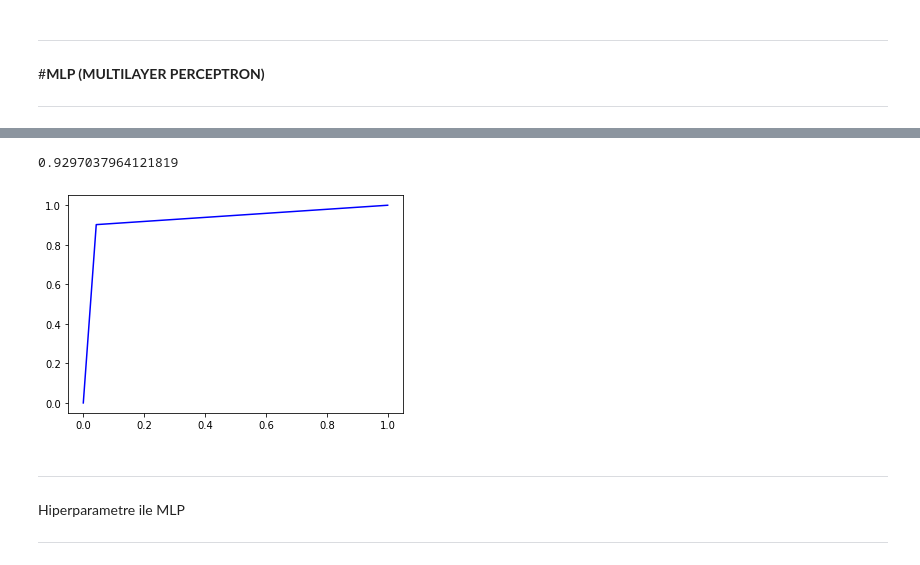
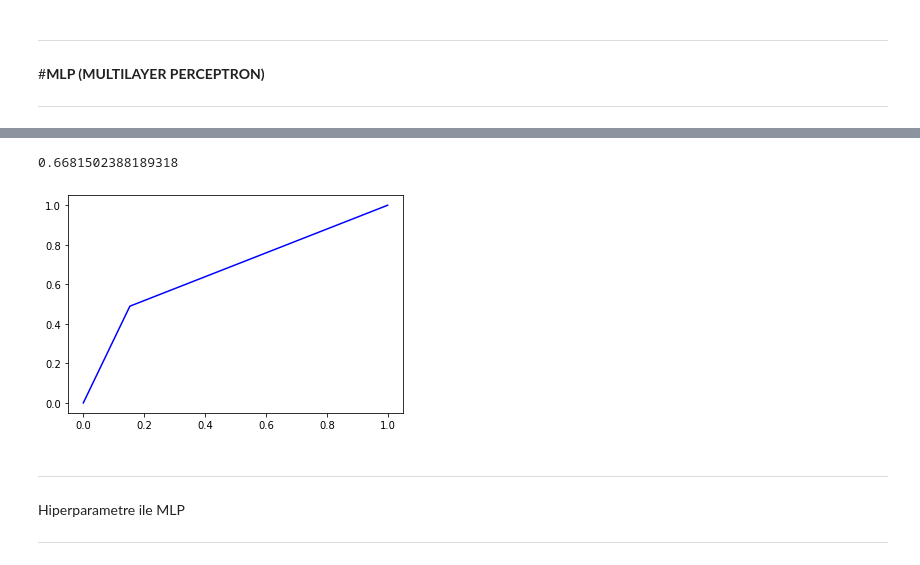
Before and after one commit to BoranOner/Predicting-Diabetes, a Jupyter notebook: SatırVeSütunEksikDengesiz.ipynb, the cells around one changed output, grey strips where cells are left out. Drawn from its saved outputs; the diff is of its cells as text; code cells hidden in the pictures.

```diff
--- a/SatırVeSütunEksikDengesiz.ipynb
+++ b/SatırVeSütunEksikDengesiz.ipynb
@@ -744,11 +761,11 @@ param_grid = {'C': [0.1, 1, 10, 100, 1000],
               'gamma': [ 0.0001 , 0.01 , 0.1 , 1],
               'kernel': ['rbf']}
 model=SVC()
-grid = GridSearchCV(SVC(), param_grid, refit = True, verbose = 1)
+grid_svm = GridSearchCV(SVC(), param_grid, refit = True, verbose = 1)
 
 
 #Modeli Fitlemek
-grid.fit(X_train_svm, y_train_svm)
-grid.fit(X_test_svm, y_test_svm)
+grid_svm.fit(X_train, y_train)
+print("En İyi Parametrelerin Verdiği Skor:",grid_svm.best_score_)
 # %% [output]
 Fitting 5 folds for each of 20 candidates, totalling 100 fits
@@ -995,0 +942,24 @@ Confusion Matrix-MLP:
+# %%
+mlp = MLPClassifier(max_iter=1000)
+mlp.fit(X_train , y_train)
+
+
+train_pred_mlp =  mlp.predict(X_train)
+print('Train Accuracy : %.3f%% ' % (accuracy_score(y_train , train_pred_mlp)*100))
+
+print("Confusion Matrix-KNN TRAIN: ")
+print(confusion_matrix(y_train, train_pred_mlp))
+
+print('\nModel Sonuçları\n')
+print(classification_report(y_train, train_pred_mlp))
+
+print("-"*40)
+
+test_pred_mlp = mlp.predict(X_test)
+print('Test Accuracy  : %.3f%% ' % (accuracy_score(y_test, test_pred_mlp)*100))
+
+print("Confusion Matrix-KNN TEST: ")
+print(confusion_matrix(y_test, test_pred_mlp))
+
+print('\nModel Sonuçları\n')
+print(classification_report(y_test, test_pred_mlp))
@@ -996,11 +984,11 @@ Confusion Matrix-MLP:
 # %%
-fpr , tpr , thresolds = metrics.roc_curve(y_test_mlp,pred_mlp)
+fpr , tpr , thresolds = metrics.roc_curve(y_test,test_pred_mlp)
 roc_auc = metrics.auc(fpr , tpr)
 plt.plot(fpr , tpr ,'b' ,label = 'AUC =0.2f' %roc_auc)
 roc_auc
 # %% [output]
-0.9297037964121819
+0.6681502388189318
-[figure, old version]
+[figure, new version]
 # %% [markdown]
 
 
```
Also changed, not shown: parts of 49 cells of this notebook.
